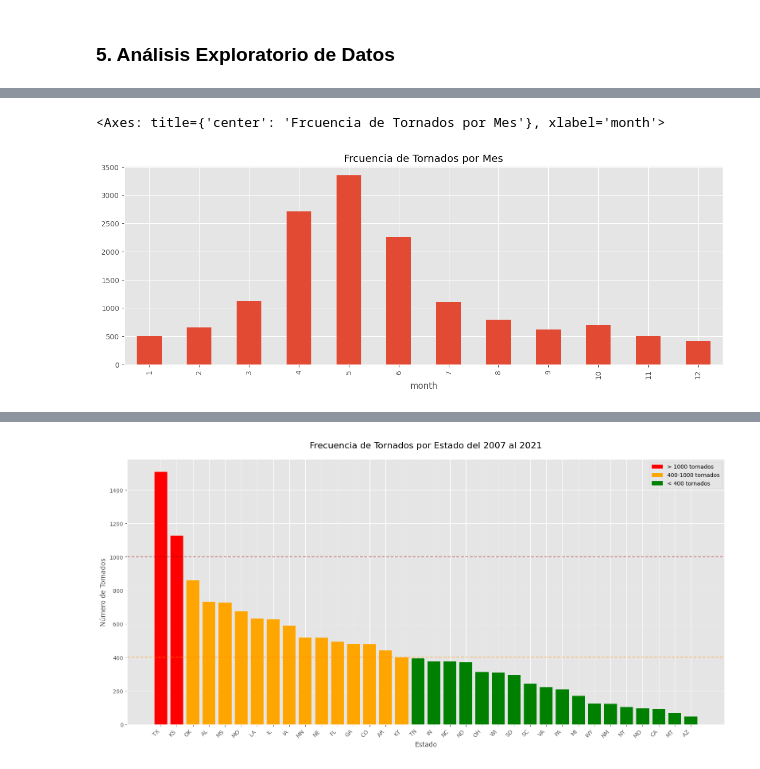
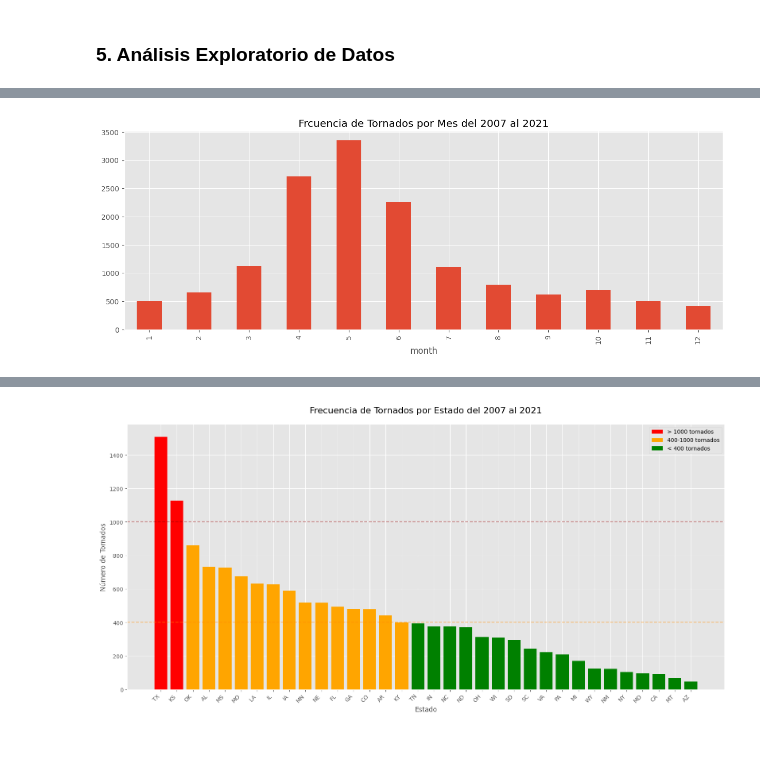
Before and after one commit to lab2077/4geeks_final_project, a Jupyter notebook: notebooks/tornadoes_predictorv2.ipynb, the cells around one changed output, grey strips where cells are left out. Cells and saved outputs as stored; diff of their text form; code cells hidden in the pictures.

```diff
--- a/notebooks/tornadoes_predictorv2.ipynb
+++ b/notebooks/tornadoes_predictorv2.ipynb
@@ -376,7 +396,7 @@ df_train.shape, df_val.shape, df_test.shape
 # %%
 plt.style.use('ggplot');
-plt.title('Frcuencia de Tornados por Mes')
+plt.title('Frcuencia de Tornados por Mes del 2007 al 2021')
 df_train['month'].value_counts().sort_index().plot(kind='bar', figsize=(15, 5))
+plt.show()
 # %% [output]
-<Axes: title={'center': 'Frcuencia de Tornados por Mes'}, xlabel='month'>
-[figure, old version]
+[figure, new version]
```
Also changed, not shown: parts of 64 cells of this notebook, 1 other file.
